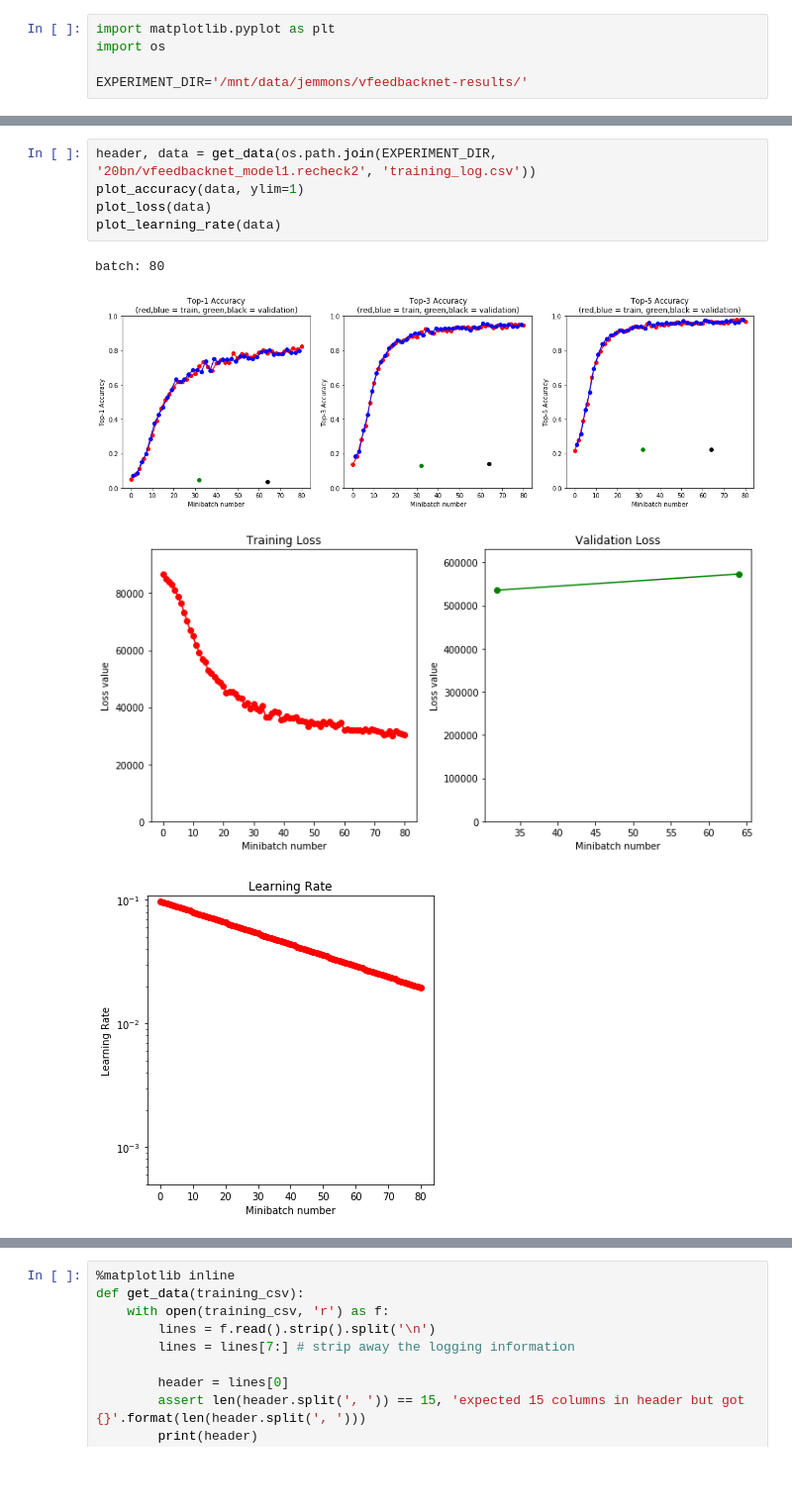
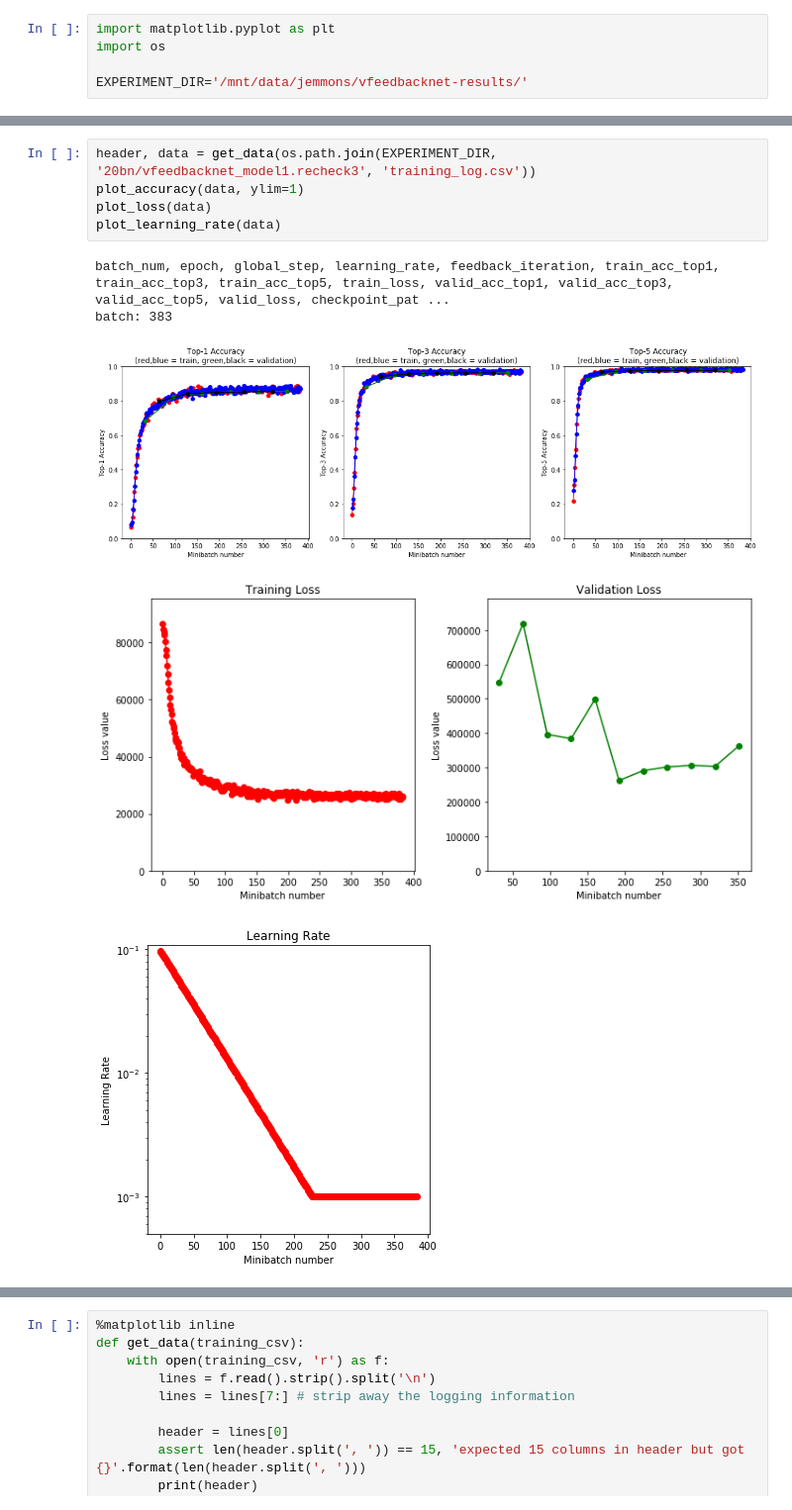
Before and after one commit to StanfordVisionSystems/vfeedbacknet, a Jupyter notebook: notebooks/vfeedbacknet_results.ipynb, the cells around one changed output, grey strips where cells are left out. Shown: that part at 99% size. Drawn from its saved outputs; the diff is of its cells as text; blank space fills up the shorter version.

```diff
--- a/notebooks/vfeedbacknet_results.ipynb
+++ b/notebooks/vfeedbacknet_results.ipynb
@@ -17,11 +28,12 @@ batch: 60
 # %%
-header, data = get_data(os.path.join(EXPERIMENT_DIR, '20bn/vfeedbacknet_model1.recheck2', 'training_log.csv'))
+header, data = get_data(os.path.join(EXPERIMENT_DIR, '20bn/vfeedbacknet_model1.recheck3', 'training_log.csv'))
 plot_accuracy(data, ylim=1)
 plot_loss(data)
 plot_learning_rate(data)
 # %% [output]
-batch: 80
+batch_num, epoch, global_step, learning_rate, feedback_iteration, train_acc_top1, train_acc_top3, train_acc_top5, train_loss, valid_acc_top1, valid_acc_top3, valid_acc_top5, valid_loss, checkpoint_pat ...
+batch: 383
-[figure, old version]
+[figure, new version]
-[figure, old version]
+[figure, new version]
-[figure, old version]
+[figure, new version]
 # %%
```
Also changed, not shown: parts of 3 cells of this notebook.
